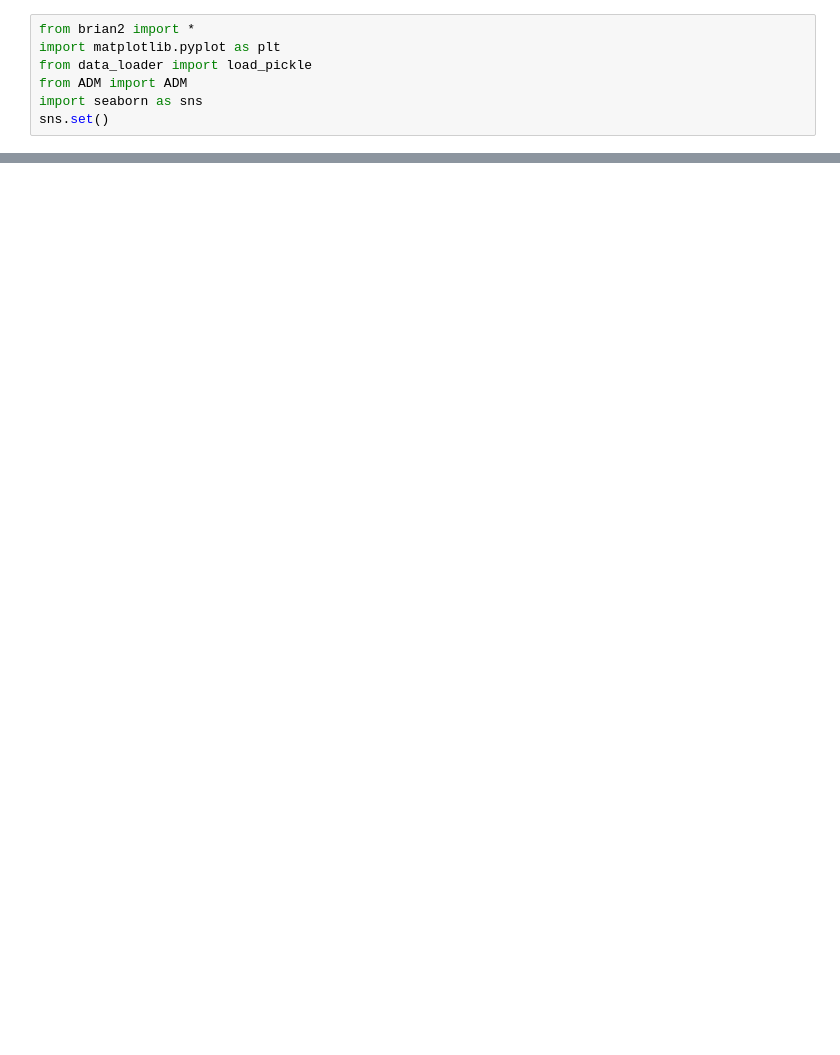
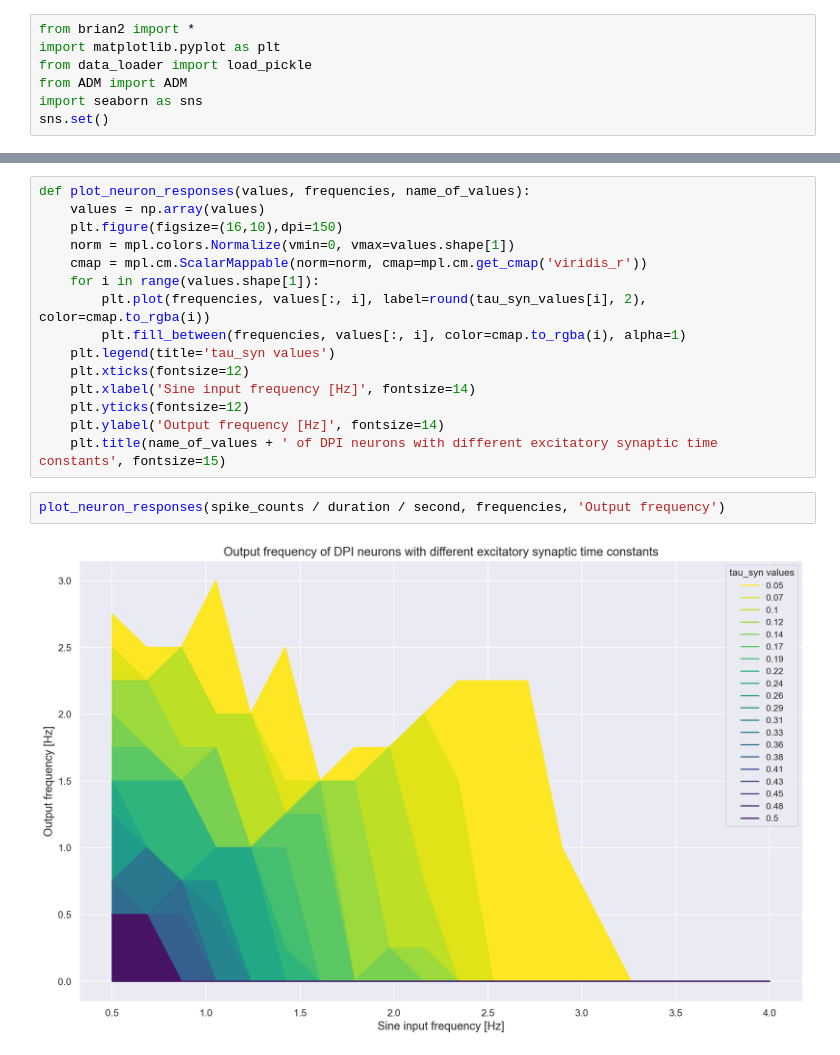
Before and after one commit to pennfranc/adm-ppg-analysis, a Jupyter notebook: simple network.ipynb, the cells around one changed output, grey strips where cells are left out. Cells and saved outputs as stored; diff of their text form; blank space fills up the shorter version.

```diff
--- a/simple network.ipynb
+++ b/simple network.ipynb
@@ -68,3 +103,22 @@ network.run(duration)
+# %%
+def plot_neuron_responses(values, frequencies, name_of_values):
+    values = np.array(values)
+    plt.figure(figsize=(16,10),dpi=150)
+    norm = mpl.colors.Normalize(vmin=0, vmax=values.shape[1])
+    cmap = mpl.cm.ScalarMappable(norm=norm, cmap=mpl.cm.get_cmap('viridis_r'))
+    for i in range(values.shape[1]):
+        plt.plot(frequencies, values[:, i], label=round(tau_syn_values[i], 2), color=cmap.to_rgba(i))
+        plt.fill_between(frequencies, values[:, i], color=cmap.to_rgba(i), alpha=1)
+    plt.legend(title='tau_syn values')
+    plt.xticks(fontsize=12)
+    plt.xlabel('Sine input frequency [Hz]', fontsize=14)
+    plt.yticks(fontsize=12)
+    plt.ylabel('Output frequency [Hz]', fontsize=14)
+    plt.title(name_of_values + ' of DPI neurons with different excitatory synaptic time constants', fontsize=15)
+# %%
+plot_neuron_responses(spike_counts / duration / second, frequencies, 'Output frequency')
+# %% [output]
+[figure, added]
 # %%
 plt.figure(figsize=(16,10),dpi=150)
 plt.subplots_adjust(hspace=1)
```
Also changed, not shown: parts of 6 cells of this notebook.
